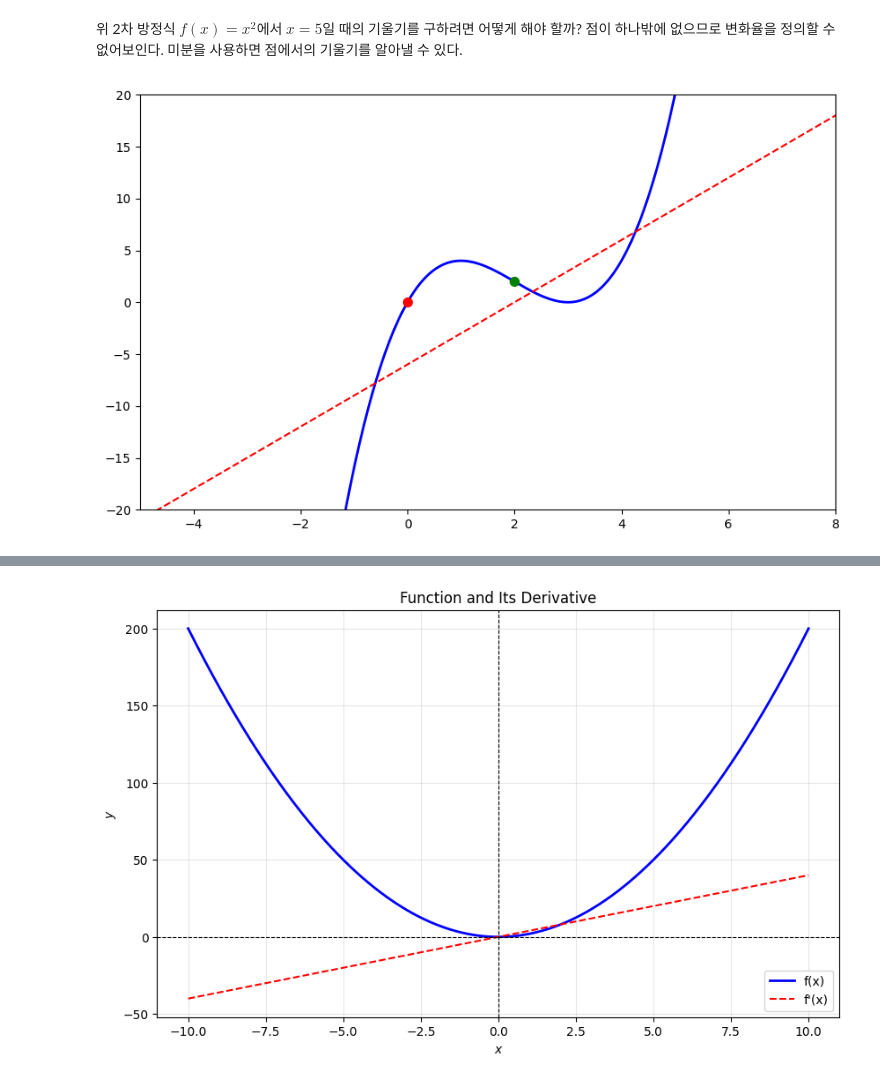
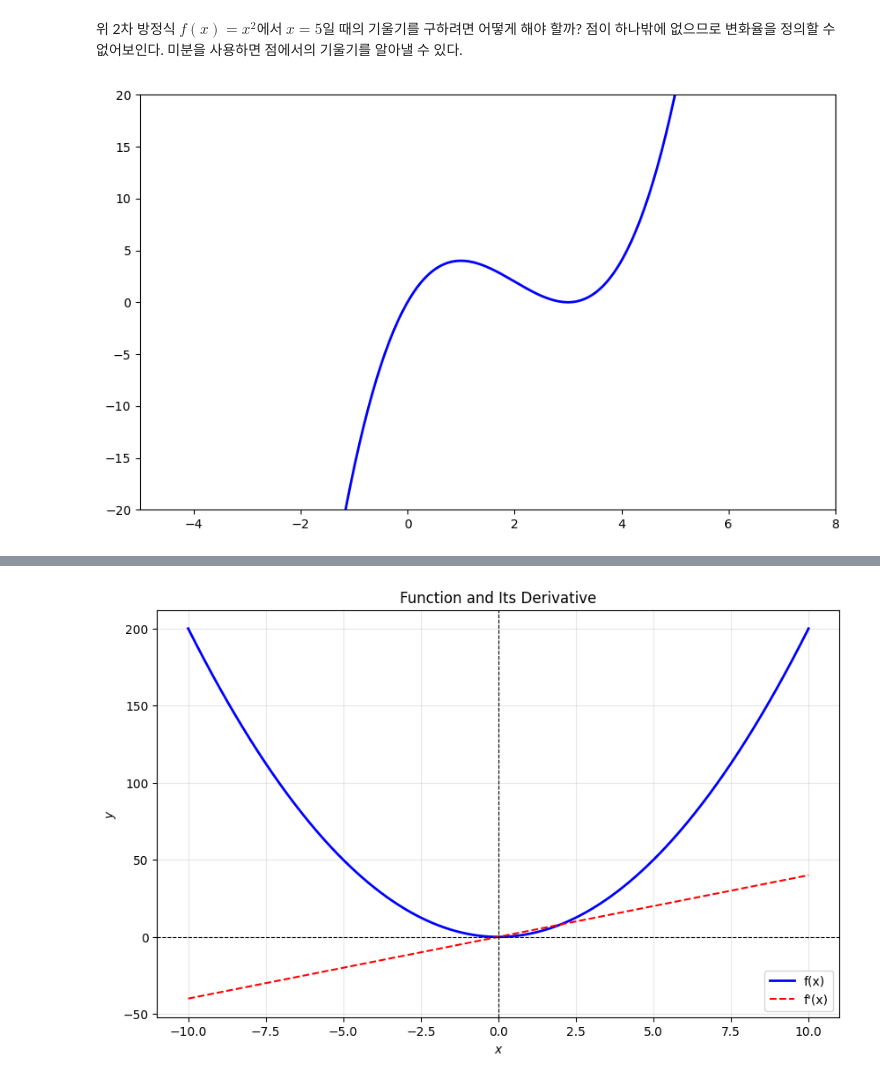
Before and after one commit to songkg7/notebook-playground, a Jupyter notebook: graph/differentiation.ipynb, the cells around one changed output, grey strips where cells are left out. Drawn from its saved outputs; the diff is of its cells as text; code cells hidden in the pictures.

```diff
--- a/graph/differentiation.ipynb
+++ b/graph/differentiation.ipynb
@@ -98,21 +99,13 @@ visualize()
 # %%
 # TODO: 두 점이 서로 수렴할 때 점에서의 기울기를 알아낼 수 있다는 증명 그리기
 x = np.linspace(-10, 10, 500)
-y = x ** 3 - 6 * x ** 2 + 9 * x # f(x) = x^3 - 6x^2 + 9x
-
-# 두 점 선택
-x1, y1 = 0, 0
-x2, y2 = 2, 2
-
+y = x ** 3 - 6 * x ** 2 + 9 * x  # f(x) = x^3 - 6x^2 + 9x
 
 plt.figure(figsize=(10, 6))
 plt.plot(x, y, color="blue", linewidth=2)
 plt.xlim(-5, 8)
 plt.ylim(-20, 20)
 
-# x1, x2에서의 접선
-plt.plot(x, 3 * x - 6, color="red", linestyle="--")
-
 visualize_simple()
 # %% [output]
-[figure, old version]
+[figure, new version]
```
Also changed, not shown: parts of 8 cells of this notebook.
